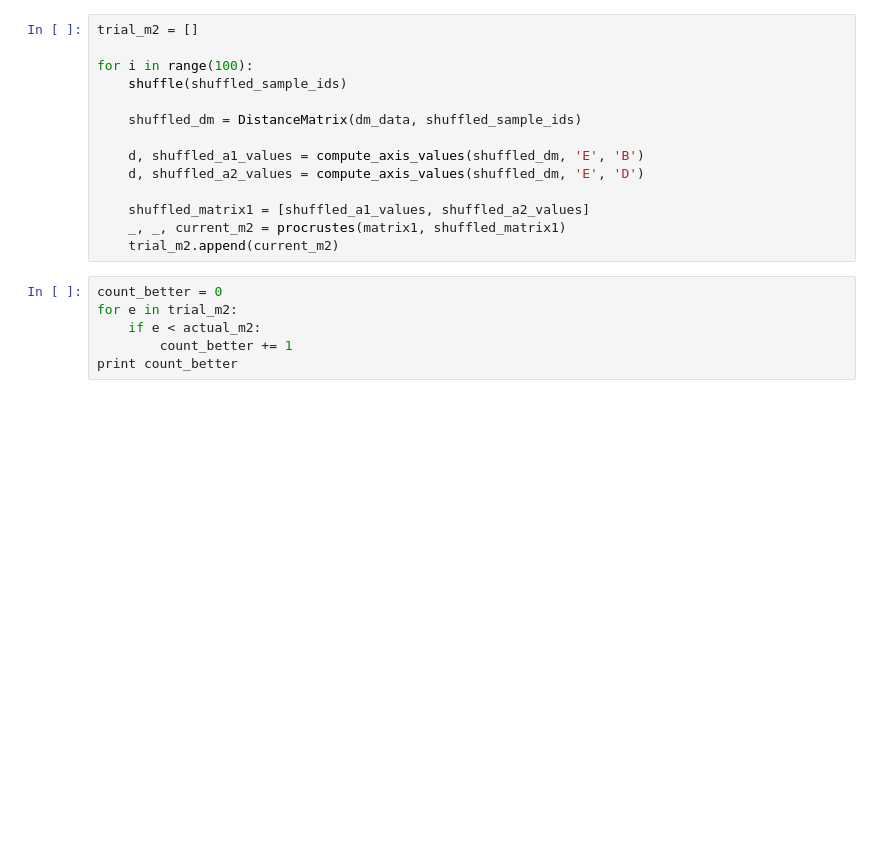
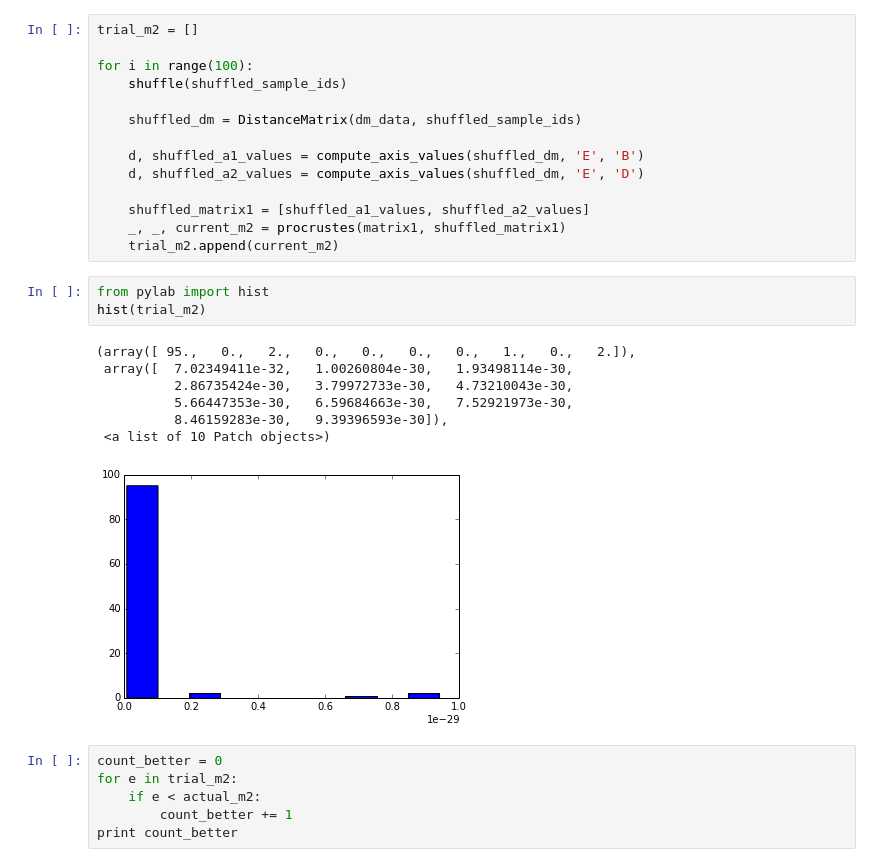
Before and after one commit to applied-bioinformatics/An-Introduction-To-Applied-Bioinformatics, a Jupyter notebook: applications/1-biological-diversity.ipynb, the cells around one changed output. Cells and saved outputs as stored; diff of their text form; blank space fills up the shorter version.

Commit message:
expanded text, added figures

```diff
--- a/applications/1-biological-diversity.ipynb
+++ b/applications/1-biological-diversity.ipynb
@@ -535,6 +626,17 @@ for i in range(100):
     shuffled_matrix1 = [shuffled_a1_values, shuffled_a2_values]
     _, _, current_m2 = procrustes(matrix1, shuffled_matrix1)
     trial_m2.append(current_m2)
+# %%
+from pylab import hist
+hist(trial_m2)
+# %% [output]
+(array([ 95.,   0.,   2.,   0.,   0.,   0.,   0.,   1.,   0.,   2.]),
+ array([  7.02349411e-32,   1.00260804e-30,   1.93498114e-30,
+          2.86735424e-30,   3.79972733e-30,   4.73210043e-30,
+          5.66447353e-30,   6.59684663e-30,   7.52921973e-30,
+          8.46159283e-30,   9.39396593e-30]),
+ <a list of 10 Patch objects>)
+[figure, added]
 # %%
 count_better = 0
 for e in trial_m2:
```
Also changed, not shown: parts of 15 cells of this notebook, 7 other files.
